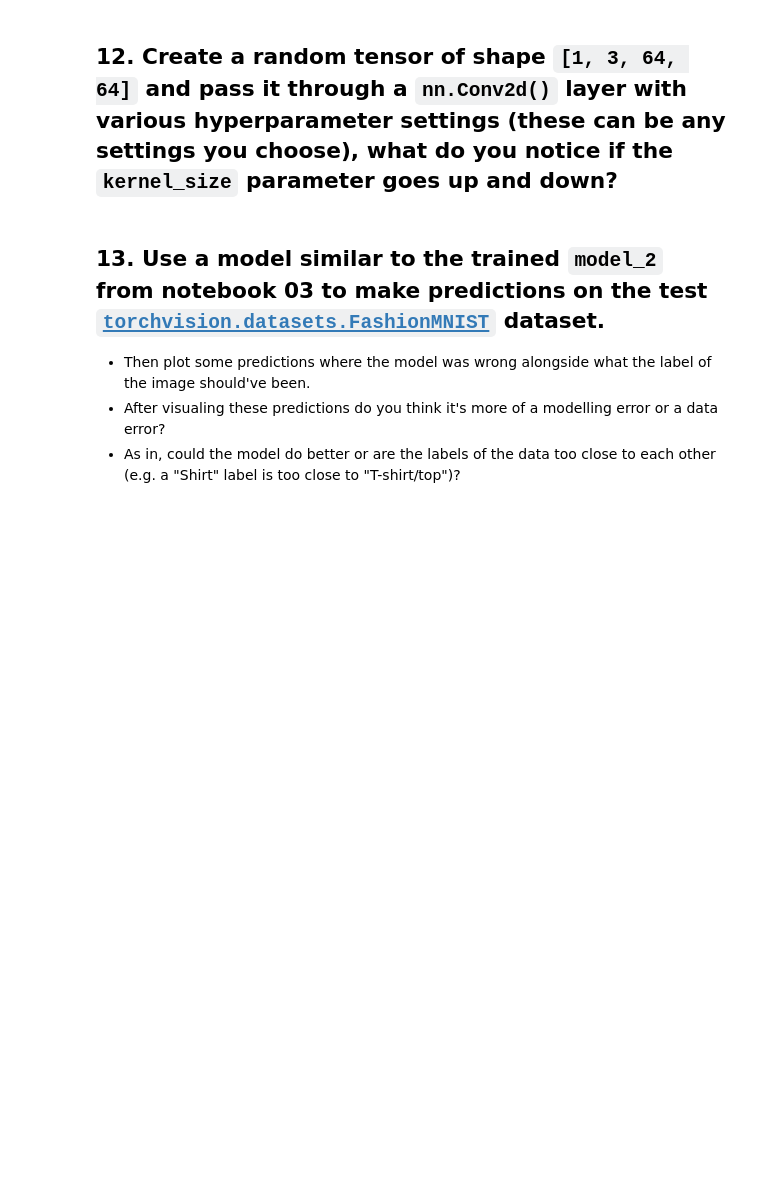
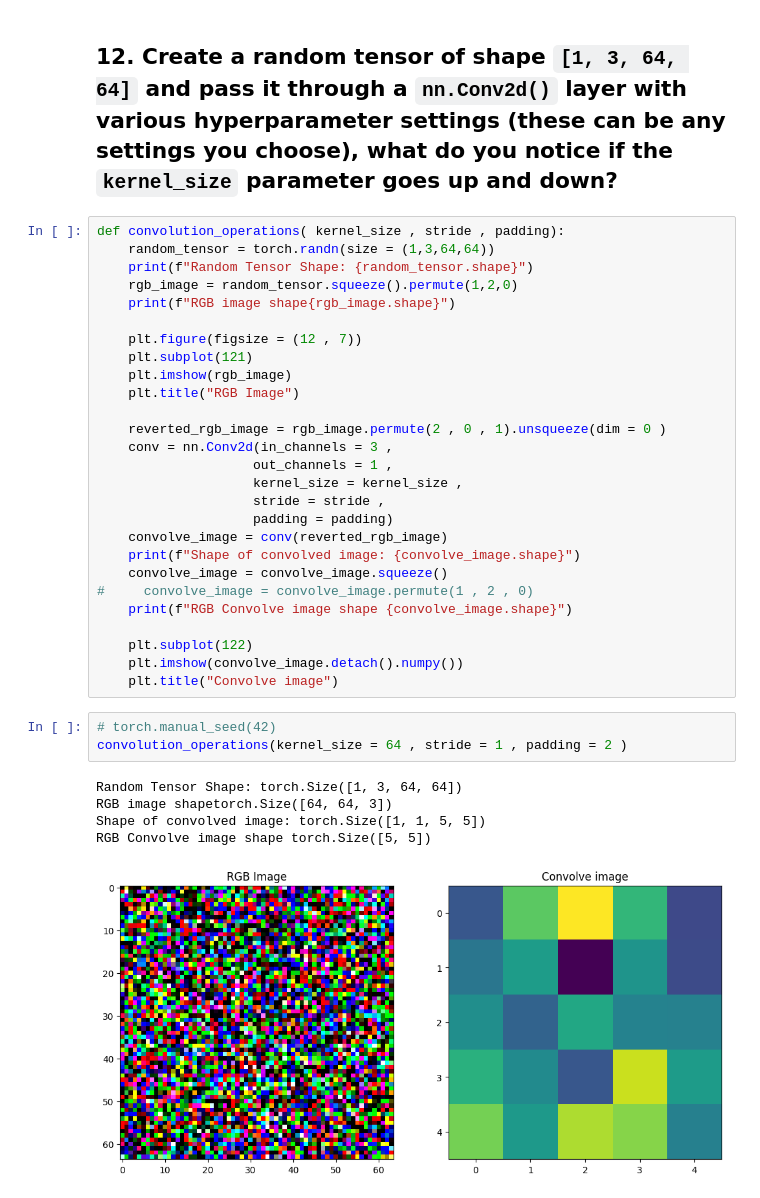
Before and after one commit to RijalChirayu/DeeplearningJourney, a Jupyter notebook: Excercises/03_pytorch_computer_vision_exercises.ipynb, the cells around one changed output. Drawn from its saved outputs; the diff is of its cells as text; blank space fills up the shorter version.

```diff
--- a/Excercises/03_pytorch_computer_vision_exercises.ipynb
+++ b/Excercises/03_pytorch_computer_vision_exercises.ipynb
@@ -89,7 +389,38 @@ There are multiple ways to prevent overfitting. Among them three are below:
 # %% [markdown]
 ## 12. Create a random tensor of shape `[1, 3, 64, 64]` and pass it through a `nn.Conv2d()` layer with various hyperparameter settings (these can be any settings you choose), what do you notice if the `kernel_size` parameter goes up and down?
-# %% [markdown]
-## 13. Use a model similar to the trained `model_2` from notebook 03 to make predictions on the test [`torchvision.datasets.FashionMNIST`](https://pytorch.org/vision/main/generated/torchvision.datasets.FashionMNIST.html) dataset.
-* Then plot some predictions where the model was wrong alongside what the label of the image should've been.
-* After visualing these predictions do you think it's more of a modelling error or a data error?
-* As in, could the model do better or are the labels of the data too close to each other (e.g. a "Shirt" label is too close to "T-shirt/top")?
+# %%
+def convolution_operations( kernel_size , stride , padding):
+    random_tensor = torch.randn(size = (1,3,64,64))
+    print(f"Random Tensor Shape: {random_tensor.shape}")
+    rgb_image = random_tensor.squeeze().permute(1,2,0)
+    print(f"RGB image shape{rgb_image.shape}")
+
+    plt.figure(figsize = (12 , 7))
+    plt.subplot(121)
+    plt.imshow(rgb_image)
+    plt.title("RGB Image")
+
+    reverted_rgb_image = rgb_image.permute(2 , 0 , 1).unsqueeze(dim = 0 )
+    conv = nn.Conv2d(in_channels = 3 ,
+                    out_channels = 1 ,
+                    kernel_size = kernel_size ,
+                    stride = stride ,
+                    padding = padding)
+    convolve_image = conv(reverted_rgb_image)
+    print(f"Shape of convolved image: {convolve_image.shape}")
+    convolve_image = convolve_image.squeeze()
+#     convolve_image = convolve_image.permute(1 , 2 , 0)
+    print(f"RGB Convolve image shape {convolve_image.shape}")
+
+    plt.subplot(122)
+    plt.imshow(convolve_image.detach().numpy())
+    plt.title("Convolve image")
+# %%
+# torch.manual_seed(42)
+convolution_operations(kernel_size = 64 , stride = 1 , padding = 2 )
+# %% [output]
+Random Tensor Shape: torch.Size([1, 3, 64, 64])
+RGB image shapetorch.Size([64, 64, 3])
+Shape of convolved image: torch.Size([1, 1, 5, 5])
+RGB Convolve image shape torch.Size([5, 5])
+[figure, added]
```
Also changed, not shown: parts of 22 cells of this notebook, 8 other files.
